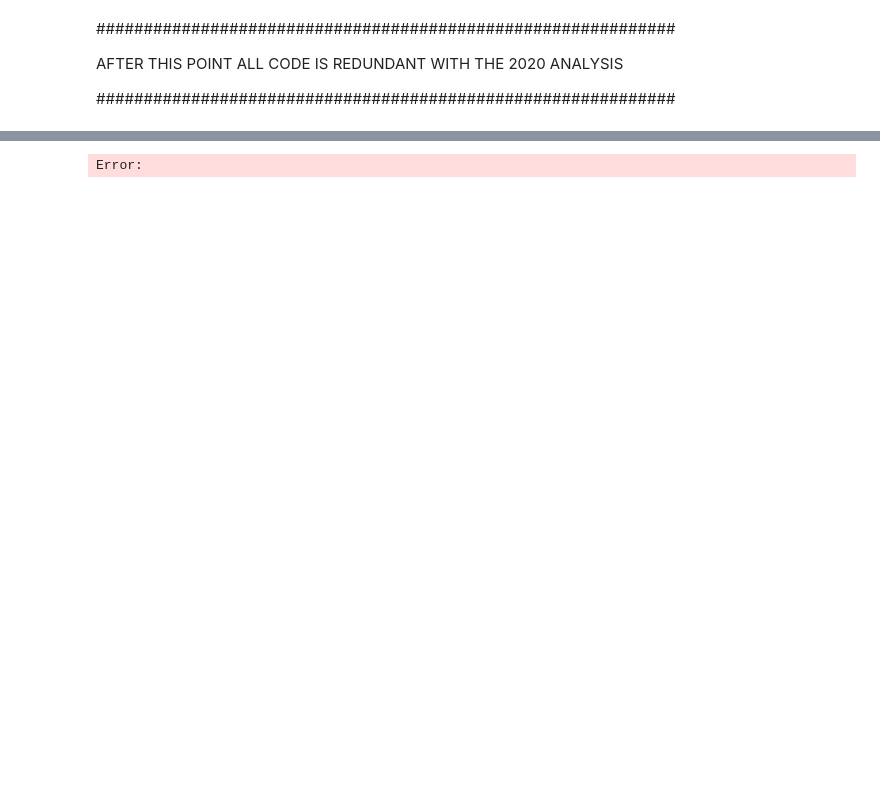
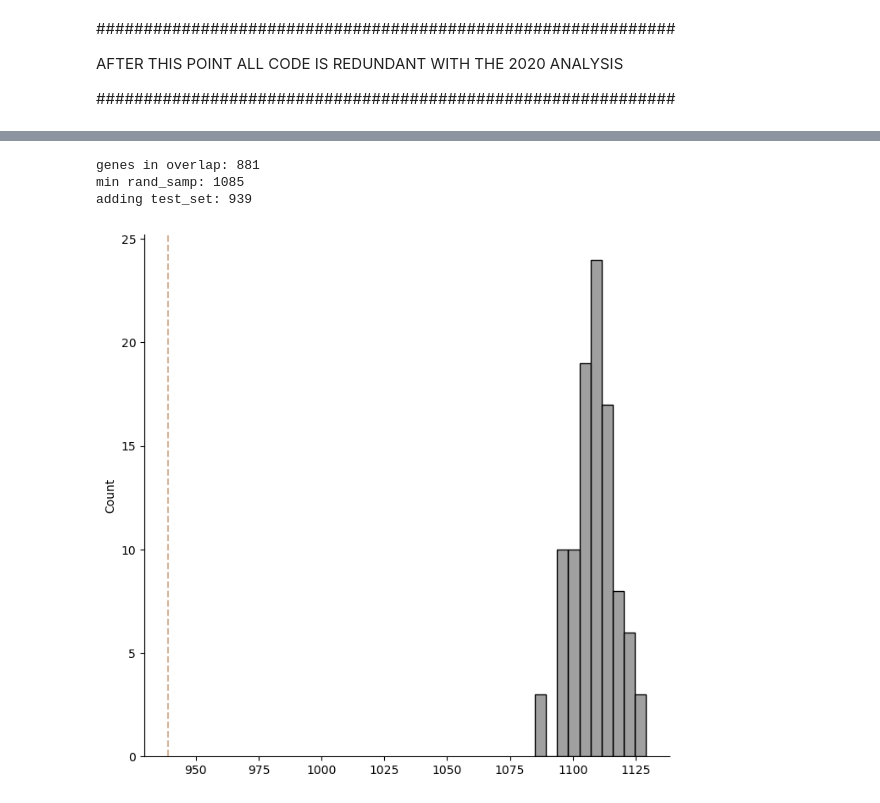
Before and after one commit to brian-arnold/epistasis_reanalysis, a Jupyter notebook: yeast_screens/Kuzmin_data_analysis.ipynb, the cells around one changed output, grey strips where cells are left out. Cells and saved outputs as stored; diff of their text form; code cells hidden in the pictures; blank space fills up the shorter version.

```diff
--- a/yeast_screens/Kuzmin_data_analysis.ipynb
+++ b/yeast_screens/Kuzmin_data_analysis.ipynb
@@ -597,37 +699,40 @@ Error:
 # %%
 # COMPARES NUMBER OF GENE IN only_reported OR only_mult TO RANDOM
 reps = 100
 
 def unique_genes(df):
     genes = set()
     for i,r in df.iterrows():
         a = r['alleles'].split(',')
-        a = [i.split('-')[0] for i in a]
+        a = [i.split('-')[0].upper() for i in a]
         [genes.add(i) for i in a]
     return genes
 
 test_set = only_mult
 
 overlap_unique_genes = unique_genes(overlap)
 print("genes in overlap:", len(overlap_unique_genes))
 
 genes_in_random_samples = []
 for i in range(reps):
     tmp = overlap_unique_genes.copy()
     rand_samp = unique_genes(df.sample(n=len(test_set), replace=False))
     [tmp.add(i) for i in rand_samp]
     genes_in_random_samples.append( len(tmp) )
 print("min rand_samp:", min(genes_in_random_samples))
 
 tmp = overlap_unique_genes.copy()
 [tmp.add(i) for i in unique_genes(test_set)]
 print("adding test_set:", len(tmp))
 
-pl = sns.histplot(genes_in_random_samples, bins=10)
-pl.axvline(len(tmp), linestyle="--", color="red")
+pl = sns.histplot(genes_in_random_samples, bins=10, color="grey")
+pl.axvline(len(tmp), linestyle="--", color=only_mult_color)
 sns.despine()
 # %% [output]
-Error:
+genes in overlap: 881
+min rand_samp: 1085
+adding test_set: 939
+[figure, added]
 # %%
 # COMPARES only_reported TO only_mult DIRECtlAY VIA SUBSAMPLING APPROACH
 
```
Also changed, not shown: parts of 38 cells of this notebook, 1 other file.
